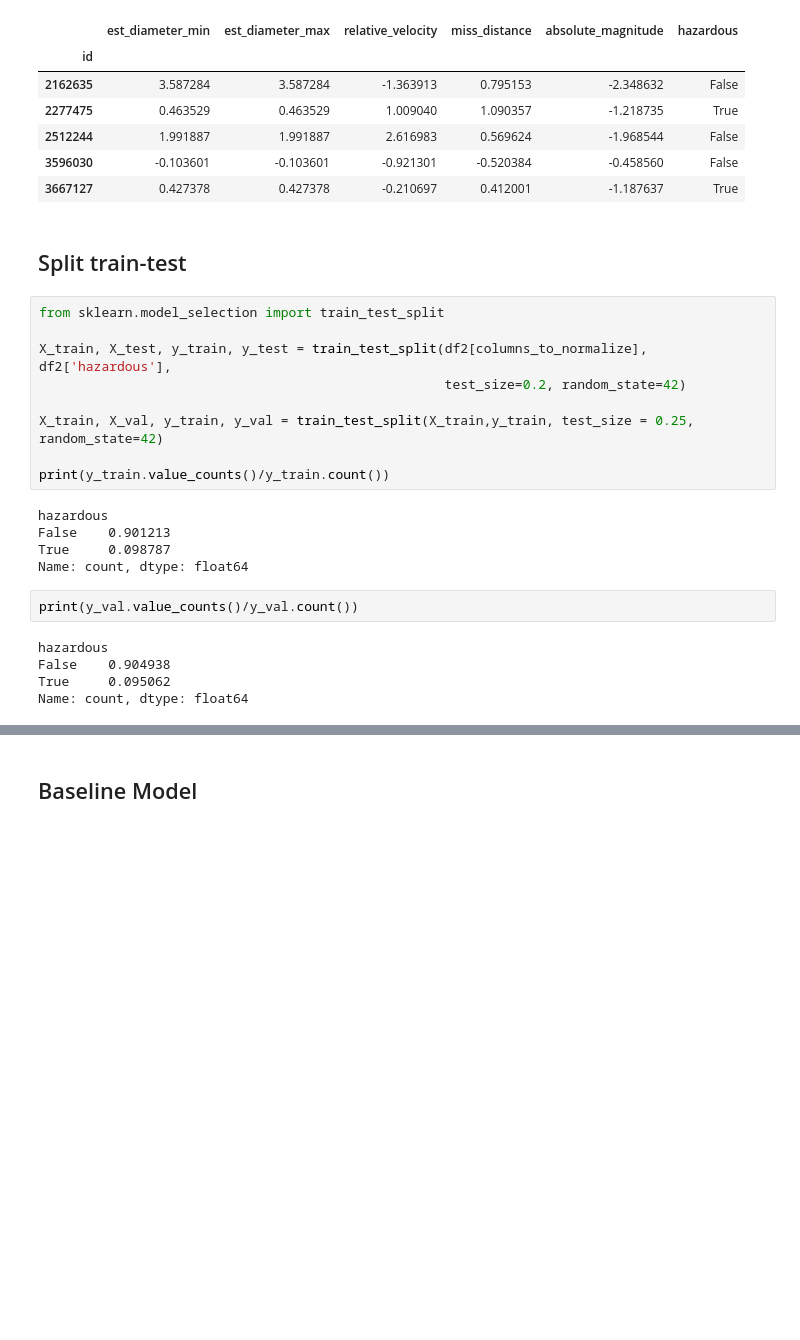
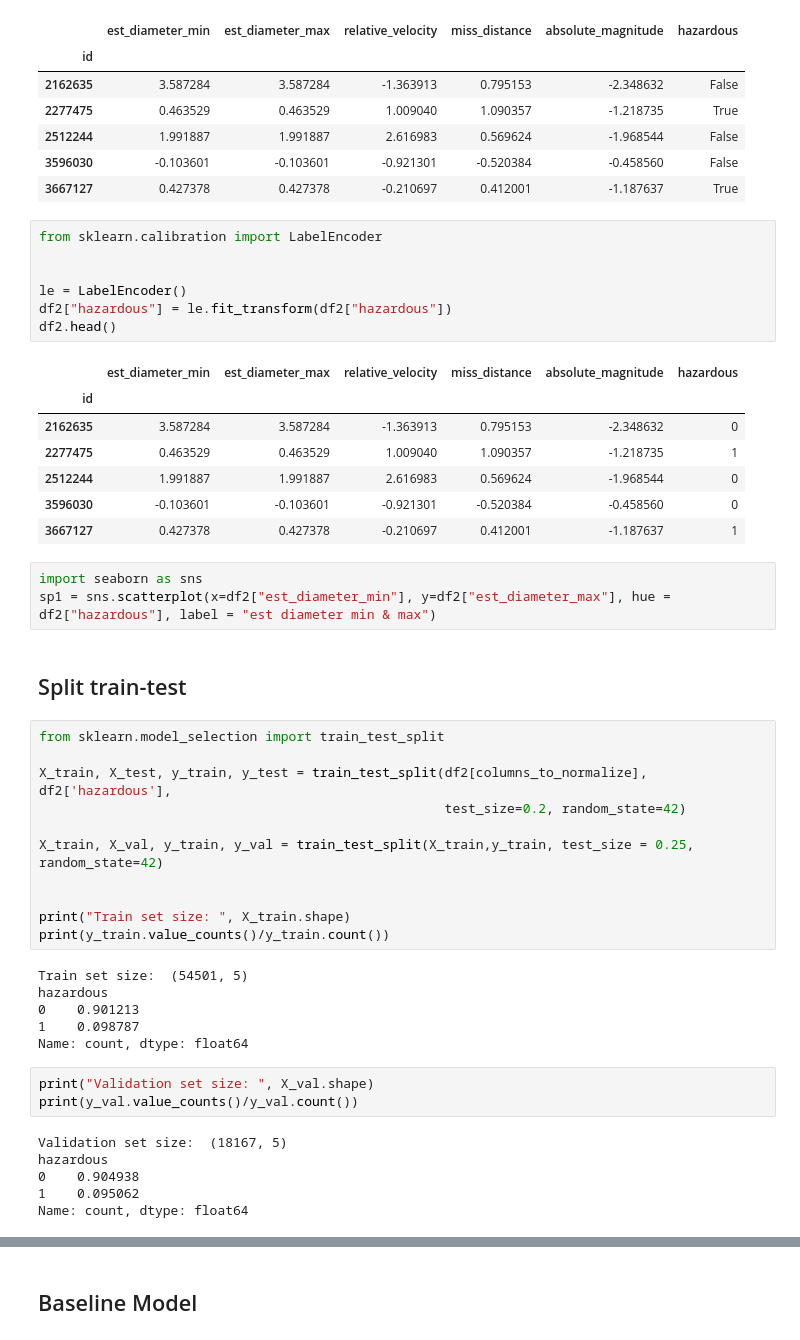
Before and after one commit to CostatoMarco/ProgettoML, a Jupyter notebook: progetto.ipynb, the cells around one changed output, grey strips where cells are left out. Drawn from its saved outputs; the diff is of its cells as text; blank space fills up the shorter version.

```diff
--- a/progetto.ipynb
+++ b/progetto.ipynb
@@ -129,6 +129,24 @@ df2.head(5)
 | 2512244 | 1.991887 | 1.991887 | 2.616983 | 0.569624 | -1.968544 | False |
 | 3596030 | -0.103601 | -0.103601 | -0.921301 | -0.520384 | -0.458560 | False |
 | 3667127 | 0.427378 | 0.427378 | -0.210697 | 0.412001 | -1.187637 | True |
+# %%
+from sklearn.calibration import LabelEncoder
+
+
+le = LabelEncoder()
+df2["hazardous"] = le.fit_transform(df2["hazardous"])
+df2.head()
+# %% [output]
+|  | est_diameter_min | est_diameter_max | relative_velocity | miss_distance | absolute_magnitude | hazardous |
+| id |  |  |  |  |  |  |
+| 2162635 | 3.587284 | 3.587284 | -1.363913 | 0.795153 | -2.348632 | 0 |
+| 2277475 | 0.463529 | 0.463529 | 1.009040 | 1.090357 | -1.218735 | 1 |
+| 2512244 | 1.991887 | 1.991887 | 2.616983 | 0.569624 | -1.968544 | 0 |
+| 3596030 | -0.103601 | -0.103601 | -0.921301 | -0.520384 | -0.458560 | 0 |
+| 3667127 | 0.427378 | 0.427378 | -0.210697 | 0.412001 | -1.187637 | 1 |
+# %%
+import seaborn as sns
+sp1 = sns.scatterplot(x=df2["est_diameter_min"], y=df2["est_diameter_max"], hue = df2["hazardous"], label = "est diameter min & max")
 # %% [markdown]
 ## Split train-test
 # %%
@@ -139,17 +157,22 @@ X_train, X_test, y_train, y_test = train_test_split(df2[columns_to_normalize], d
 
 X_train, X_val, y_train, y_val = train_test_split(X_train,y_train, test_size = 0.25, random_state=42)
 
+
+print("Train set size: ", X_train.shape)
 print(y_train.value_counts()/y_train.count())
 # %% [output]
+Train set size:  (54501, 5)
 hazardous
-False    0.901213
-True     0.098787
+0    0.901213
+1    0.098787
 Name: count, dtype: float64
 # %%
+print("Validation set size: ", X_val.shape)
 print(y_val.value_counts()/y_val.count())
 # %% [output]
+Validation set size:  (18167, 5)
 hazardous
-False    0.904938
-True     0.095062
+0    0.904938
+1    0.095062
 Name: count, dtype: float64
 # %%
```
Also changed, not shown: parts of 2 cells of this notebook.
